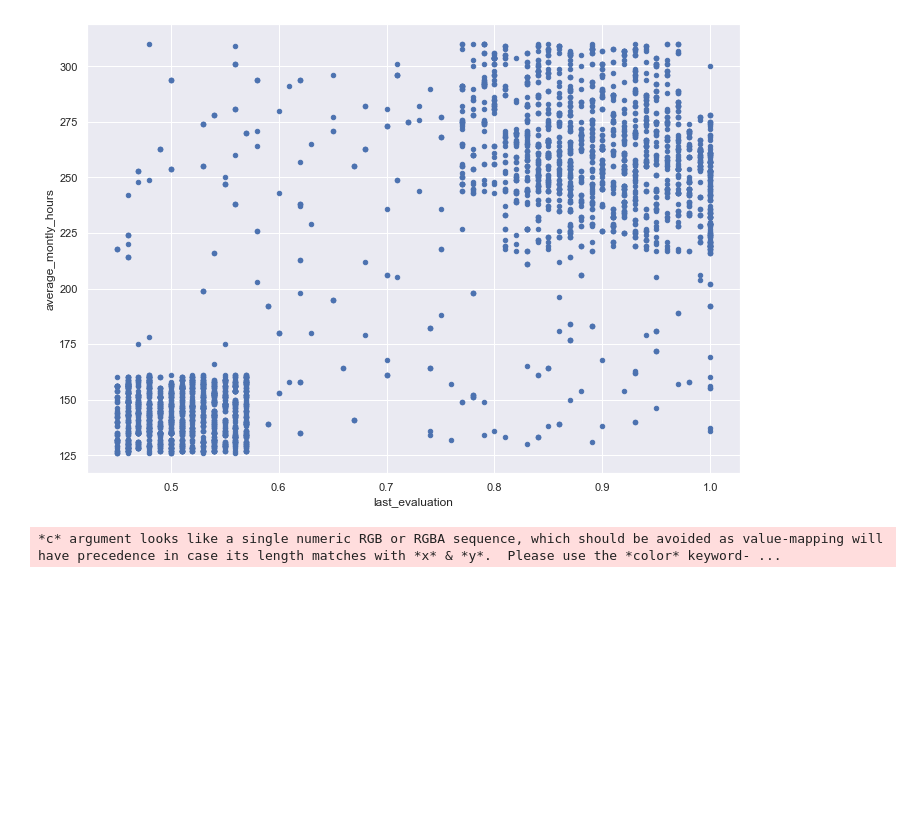
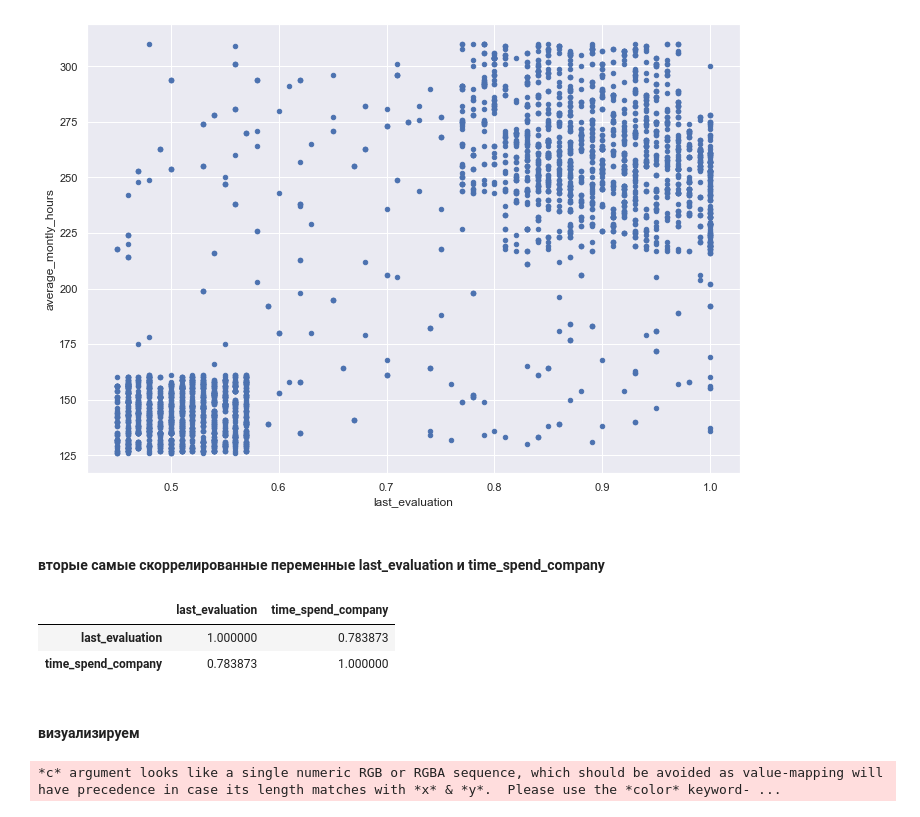
Before and after one commit to Abdulganiev/pyda-19, a Jupyter notebook: 4_Diploma_project/4_Diplom.ipynb, the cells around one changed output. Drawn from its saved outputs; the diff is of its cells as text; code cells hidden in the pictures; blank space fills up the shorter version.

```diff
--- a/4_Diploma_project/4_Diplom.ipynb
+++ b/4_Diploma_project/4_Diplom.ipynb
@@ -75,4 +115,14 @@ df_HR[df_HR['left'].isin([1])].plot(kind='scatter', x='last_evaluation', y='aver
 *c* argument looks like a single numeric RGB or RGBA sequence, which should be avoided as value-mapping will have precedence in case its length matches with *x* & *y*.  Please use the *color* keyword- ...
 <AxesSubplot:xlabel='last_evaluation', ylabel='average_montly_hours'>
 [figure]
+# %% [markdown]
+#### вторые самые скоррелированные переменные last_evaluation и time_spend_company
+# %%
+power[['last_evaluation', 'time_spend_company']].corr()
+# %% [output]
+|  | last_evaluation | time_spend_company |
+| last_evaluation | 1.000000 | 0.783873 |
+| time_spend_company | 0.783873 | 1.000000 |
+# %% [markdown]
+#### визуализируем
 # %%
```
Also changed, not shown: parts of 65 cells of this notebook, 1 other file.
